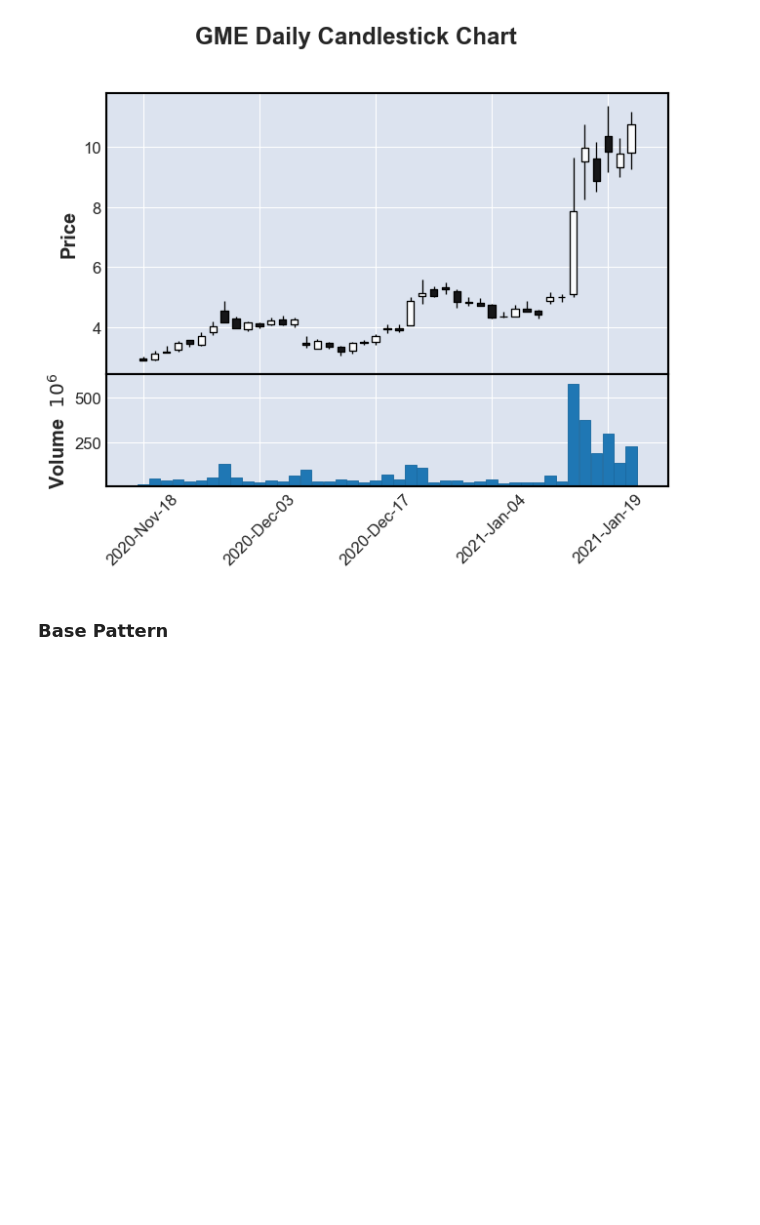
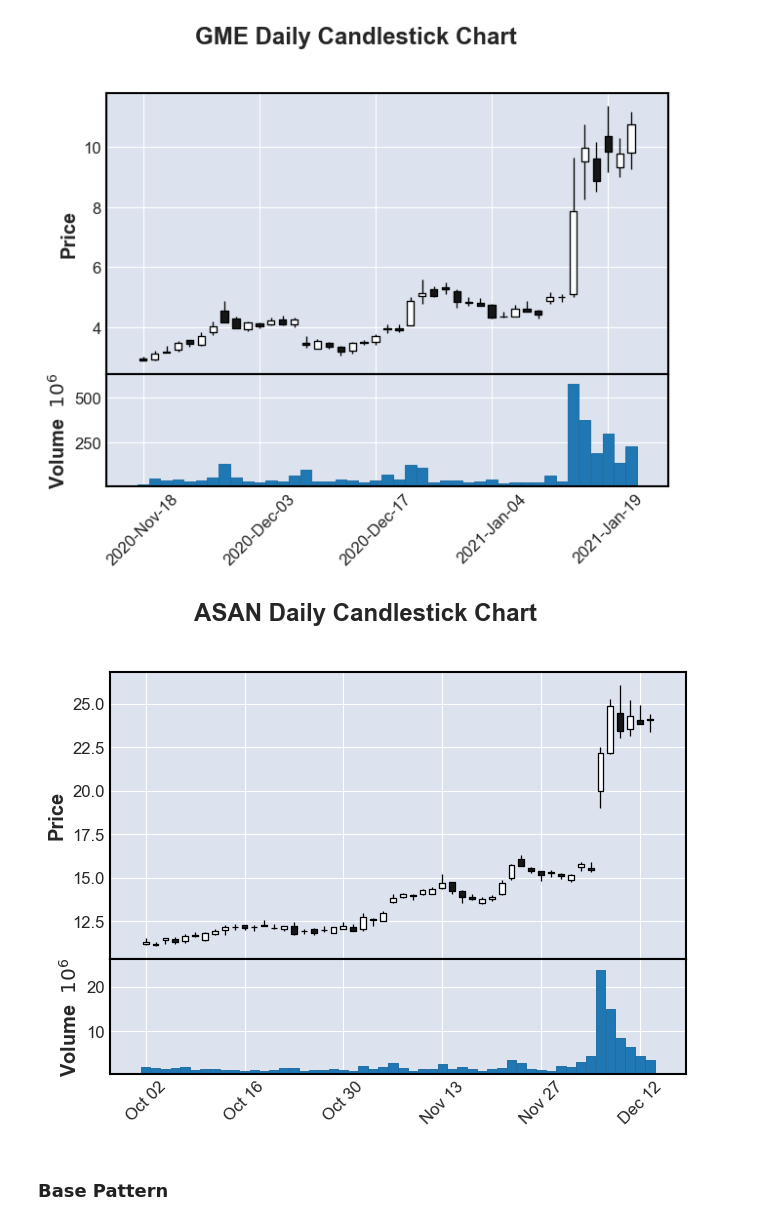
Before and after one commit to wilsonfong56/TA-with-Pandas, a Jupyter notebook: Technical Analysis Patterns.ipynb, the cells around one changed output. Drawn from its saved outputs; the diff is of its cells as text; code cells hidden in the pictures; blank space fills up the shorter version.

```diff
--- a/Technical Analysis Patterns.ipynb
+++ b/Technical Analysis Patterns.ipynb
@@ -39,6 +39,12 @@ mpf.plot(gme2022, type="candle", volume=True, title='GME Daily Candlestick Chart
 gme2022.to_csv('./data/bullish/flag/gme2022.csv', index=False)
 # %% [output]
 [figure]
+# %%
+asan = yf.Ticker("ASAN").history(start="2024-10-02", end="2024-12-15")[["Open","High","Low","Close","Volume"]]
+mpf.plot(asan, type="candle", volume=True, title='ASAN Daily Candlestick Chart')
+asan.to_csv('./data/bullish/flag/asan.csv', index=False)
+# %% [output]
+[figure, added]
 # %% [markdown]
 ### Base Pattern
 # %%
```
Also changed, not shown: parts of 3 cells of this notebook, 4 other files.
